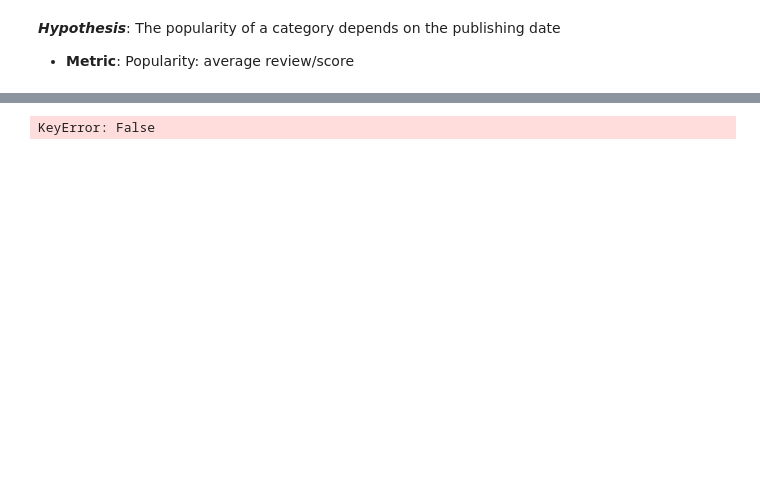
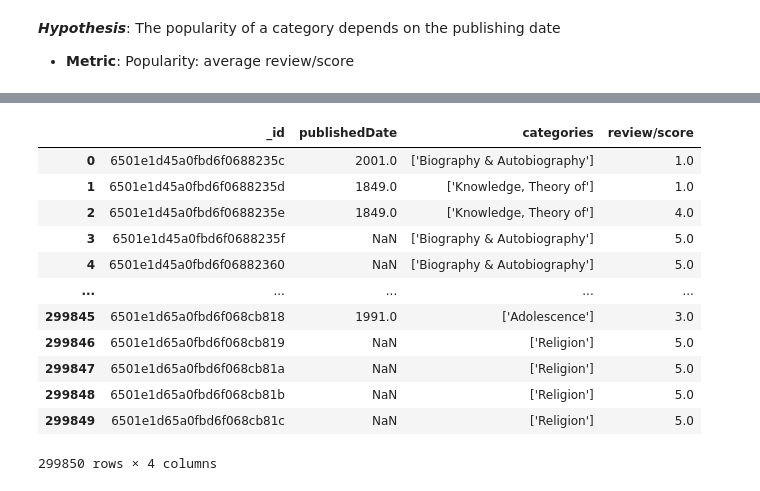
Before and after one commit to AndreaAlberti07/Amazon-books-reviews-ML, a Jupyter notebook: notebooks/hypotesis_testing/hypothesis_5.ipynb, the cells around one changed output, grey strips where cells are left out. Drawn from its saved outputs; the diff is of its cells as text; code cells hidden in the pictures; blank space fills up the shorter version.

```diff
--- a/notebooks/hypotesis_testing/hypothesis_5.ipynb
+++ b/notebooks/hypotesis_testing/hypothesis_5.ipynb
@@ -38,6 +53,17 @@ source_df = pd.DataFrame(list(books.aggregate(pipeline)))
 # %%
-source_df[source_df['publishedDate'].__contains__(
-    '-')] = pd.to_datetime(source_df[source_df['publishedDate'].__contains__('-')]).dt.year
+source_df['publishedDate']= pd.to_datetime(source_df['publishedDate'],errors='coerce').dt.year
 source_df
 # %% [output]
+|  | _id | publishedDate | categories | review/score |
+| 0 | 6501e1d45a0fbd6f0688235c | 2001.0 | ['Biography & Autobiography'] | 1.0 |
+| 1 | 6501e1d45a0fbd6f0688235d | 1849.0 | ['Knowledge, Theory of'] | 1.0 |
+| 2 | 6501e1d45a0fbd6f0688235e | 1849.0 | ['Knowledge, Theory of'] | 4.0 |
+| 3 | 6501e1d45a0fbd6f0688235f | NaN | ['Biography & Autobiography'] | 5.0 |
+| 4 | 6501e1d45a0fbd6f06882360 | NaN | ['Biography & Autobiography'] | 5.0 |
+| ... | ... | ... | ... | ... |
+| 299845 | 6501e1d65a0fbd6f068cb818 | 1991.0 | ['Adolescence'] | 3.0 |
+| 299846 | 6501e1d65a0fbd6f068cb819 | NaN | ['Religion'] | 5.0 |
+| 299847 | 6501e1d65a0fbd6f068cb81a | NaN | ['Religion'] | 5.0 |
+| 299848 | 6501e1d65a0fbd6f068cb81b | NaN | ['Religion'] | 5.0 |
+| 299849 | 6501e1d65a0fbd6f068cb81c | NaN | ['Religion'] | 5.0 |
-KeyError: False
+299850 rows × 4 columns
```
Also changed, not shown: parts of 1 cell of this notebook, 2 other files.
